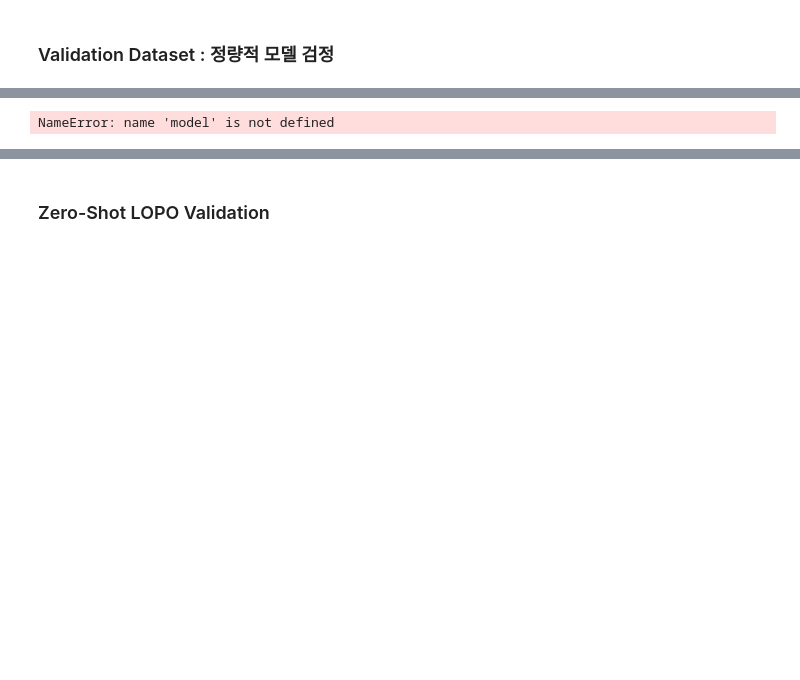
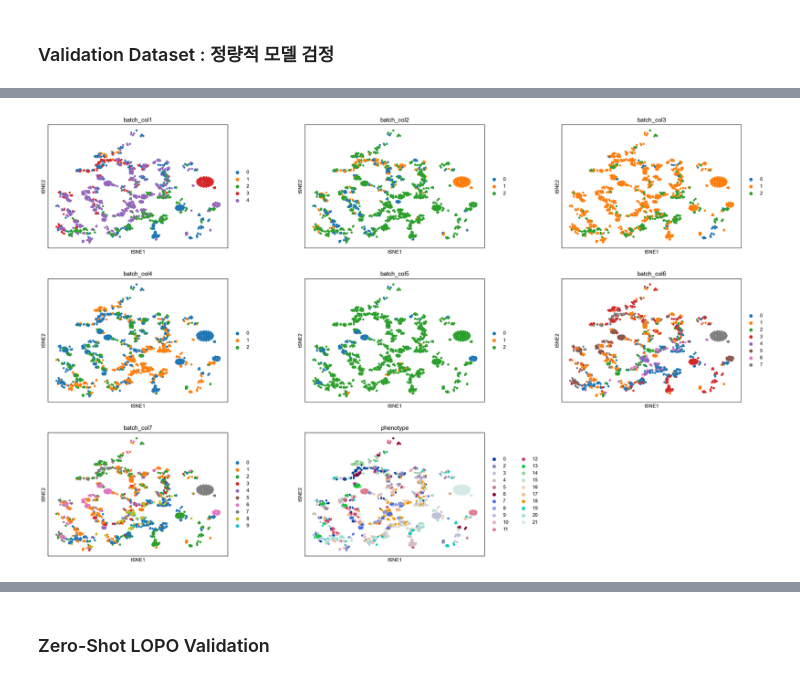
Before and after one commit to jmj3078/cfRNA_NormativeModeling, a Jupyter notebook: Data_For_Modeling/NormativeModel_GlobalDispersion.ipynb, the cells around one changed output, grey strips where cells are left out. Saved outputs shown, nothing was run; the diff lists cells and outputs as text; code cells hidden in the pictures; blank space fills up the shorter version.

```diff
--- a/Data_For_Modeling/NormativeModel_GlobalDispersion.ipynb
+++ b/Data_For_Modeling/NormativeModel_GlobalDispersion.ipynb
@@ -604,34 +679,45 @@ NameError: name 'model' is not defined
 # %%
 def verify_latent_space(model, dataloader, device):
     model.eval()
     zs, batch_ids, phenos = [], [], []
     with torch.no_grad():
         for batch in dataloader:
             x, b_idx, qc, p_idx, lib_log = [b.to(device) for b in batch]
             _, _, z_mu, _ = model(x, b_idx, qc, p_idx, lib_log)
+
             zs.append(z_mu.cpu())
             batch_ids.append(b_idx.cpu())
             phenos.append(p_idx.cpu())
 
     z_concat = torch.cat(zs).numpy()
     p_concat = torch.cat(phenos).numpy()
     b_concat = torch.cat(batch_ids).numpy()
 
     adata = sc.AnnData(z_concat)
     adata.obs['phenotype'] = p_concat.astype(str)
-    adata.obs['batch_col1'] = b_concat[:, 0].astype(str)
-    adata.obs['batch_col2'] = b_concat[:, 1].astype(str)
-    adata.obs['batch_col3'] = b_concat[:, 2].astype(str)
-    adata.obs['batch_col4'] = b_concat[:, 3].astype(str)
+    color_cols = []
 
+    if len(b_concat.shape) > 1:
+        n_batch_cols = b_concat.shape[1]
+        for i in range(n_batch_cols):
+            col_name = f'batch_col{i+1}'
+            adata.obs[col_name] = b_concat[:, i].astype(str)
+            color_cols.append(col_name)
+    else:
+        col_name = 'batch_col1'
+        adata.obs[col_name] = b_concat.astype(str)
+        color_cols.append(col_name)
+
+    color_cols.append('phenotype')
     sc.pp.neighbors(adata)
     sc.tl.tsne(adata)
-    sc.pl.tsne(adata, color=['batch_col1', 'batch_col2', 'batch_col3', 'batch_col4','phenotype'], wspace=0.3, ncols=3)
+    sc.pl.tsne(adata, color=color_cols, wspace=0.3, ncols=3)
+
     return adata
 
 adata_latent = verify_latent_space(model, train_loader, args.device)
 # %% [output]
-NameError: name 'model' is not defined
+[figure, added]
 # %%
 import torch
 import pandas as pd
```
Also changed, not shown: parts of 13 cells of this notebook, 1 other file.
